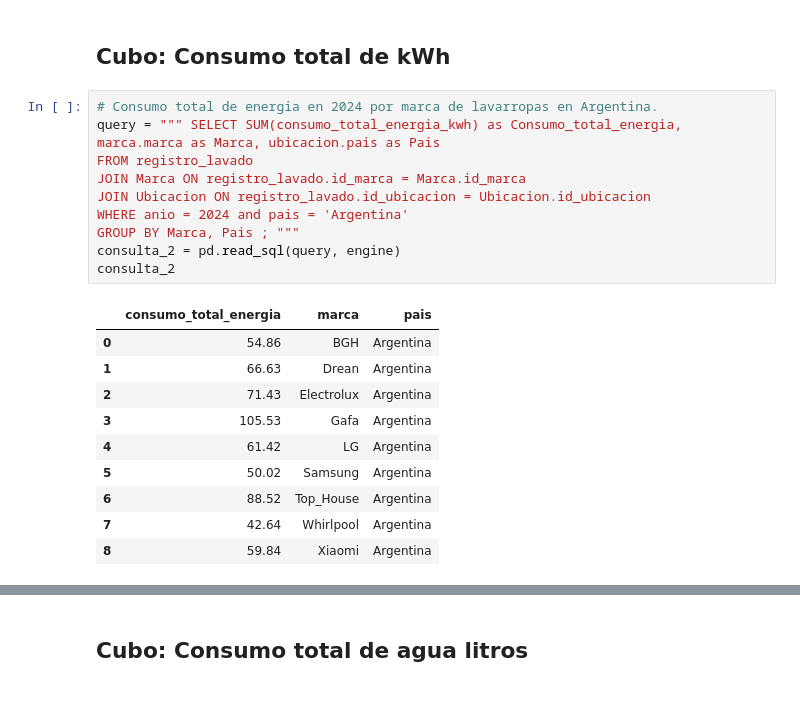
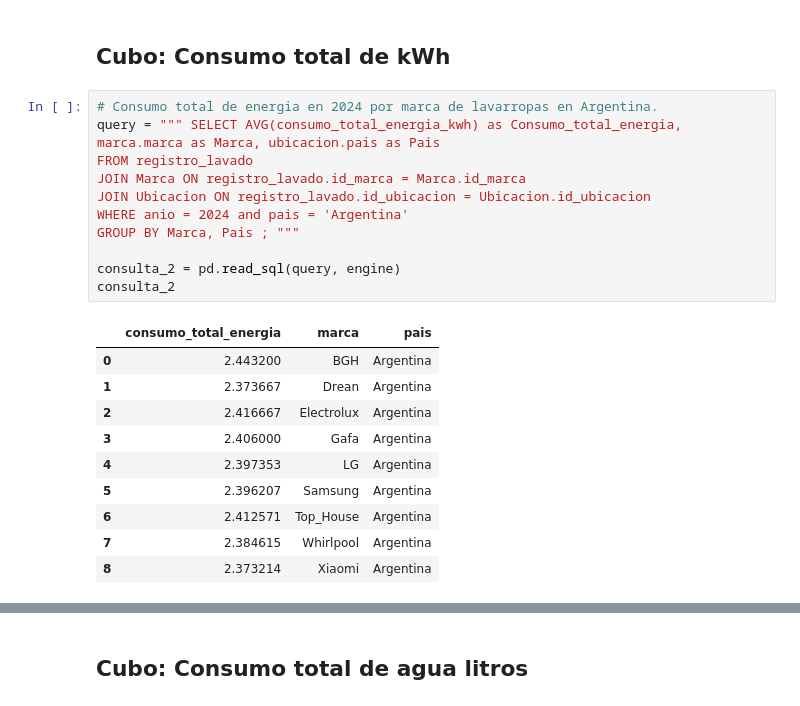
Before and after one commit to Elias-C0/TP_final_Base_Datos_MultidimensionaL, a Jupyter notebook: DataWarehouse/ETL.ipynb, the cells around one changed output, grey strips where cells are left out. Cells and saved outputs as stored; diff of their text form.

```diff
--- a/DataWarehouse/ETL.ipynb
+++ b/DataWarehouse/ETL.ipynb
@@ -197,25 +206,26 @@ plt.show()
 ## Cubo: Consumo total de kWh
 # %%
 # Consumo total de energia en 2024 por marca de lavarropas en Argentina.
-query = """ SELECT SUM(consumo_total_energia_kwh) as Consumo_total_energia, marca.marca as Marca, ubicacion.pais as Pais
+query = """ SELECT AVG(consumo_total_energia_kwh) as Consumo_total_energia, marca.marca as Marca, ubicacion.pais as Pais
 FROM registro_lavado
 JOIN Marca ON registro_lavado.id_marca = Marca.id_marca
 JOIN Ubicacion ON registro_lavado.id_ubicacion = Ubicacion.id_ubicacion
 WHERE anio = 2024 and pais = 'Argentina'
 GROUP BY Marca, Pais ; """
+
 consulta_2 = pd.read_sql(query, engine)
 consulta_2
 # %% [output]
 |  | consumo_total_energia | marca | pais |
-| 0 | 54.86 | BGH | Argentina |
-| 1 | 66.63 | Drean | Argentina |
-| 2 | 71.43 | Electrolux | Argentina |
-| 3 | 105.53 | Gafa | Argentina |
-| 4 | 61.42 | LG | Argentina |
-| 5 | 50.02 | Samsung | Argentina |
-| 6 | 88.52 | Top_House | Argentina |
-| 7 | 42.64 | Whirlpool | Argentina |
-| 8 | 59.84 | Xiaomi | Argentina |
+| 0 | 2.443200 | BGH | Argentina |
+| 1 | 2.373667 | Drean | Argentina |
+| 2 | 2.416667 | Electrolux | Argentina |
+| 3 | 2.406000 | Gafa | Argentina |
+| 4 | 2.397353 | LG | Argentina |
+| 5 | 2.396207 | Samsung | Argentina |
+| 6 | 2.412571 | Top_House | Argentina |
+| 7 | 2.384615 | Whirlpool | Argentina |
+| 8 | 2.373214 | Xiaomi | Argentina |
 # %%
 plt.figure(figsize=(10, 6))
 
```
Also changed, not shown: parts of 19 cells of this notebook.
